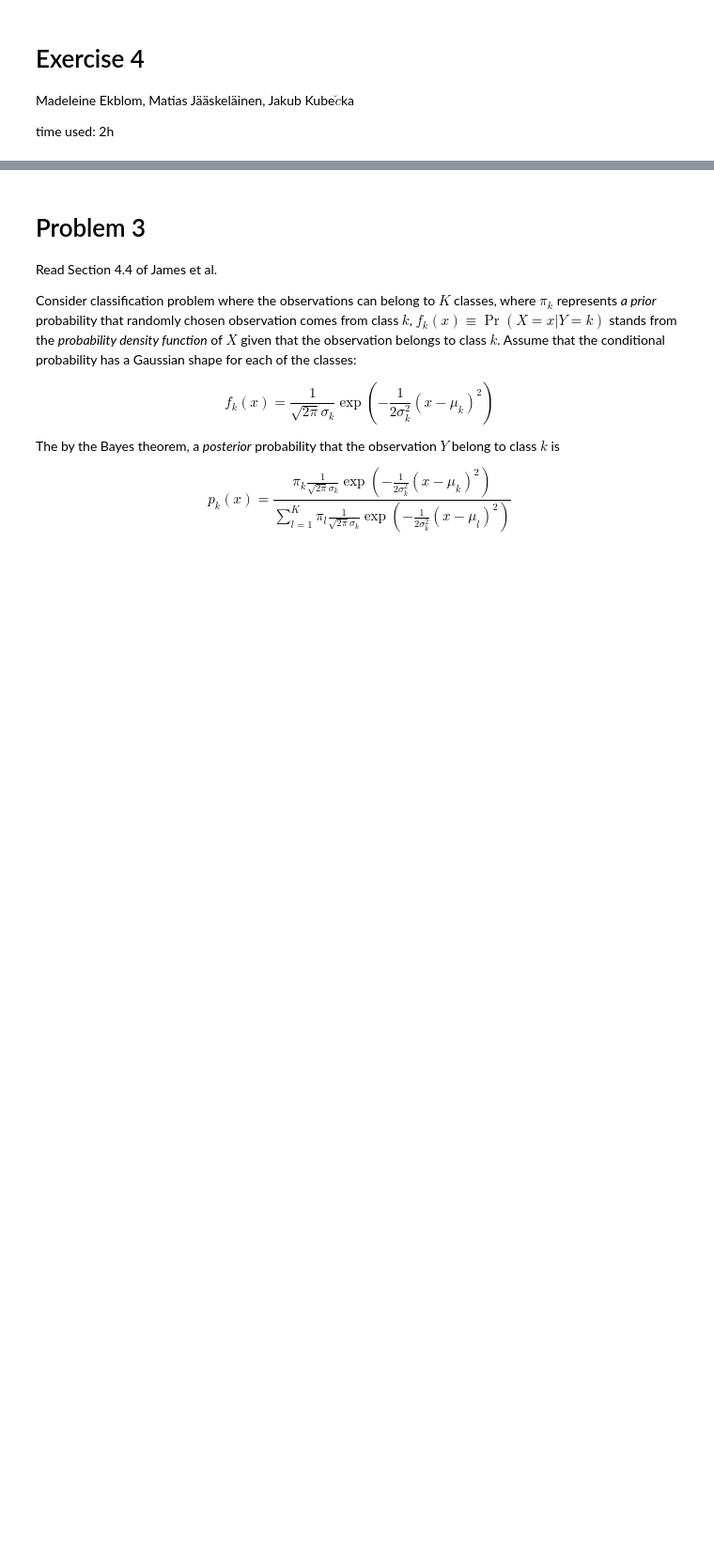
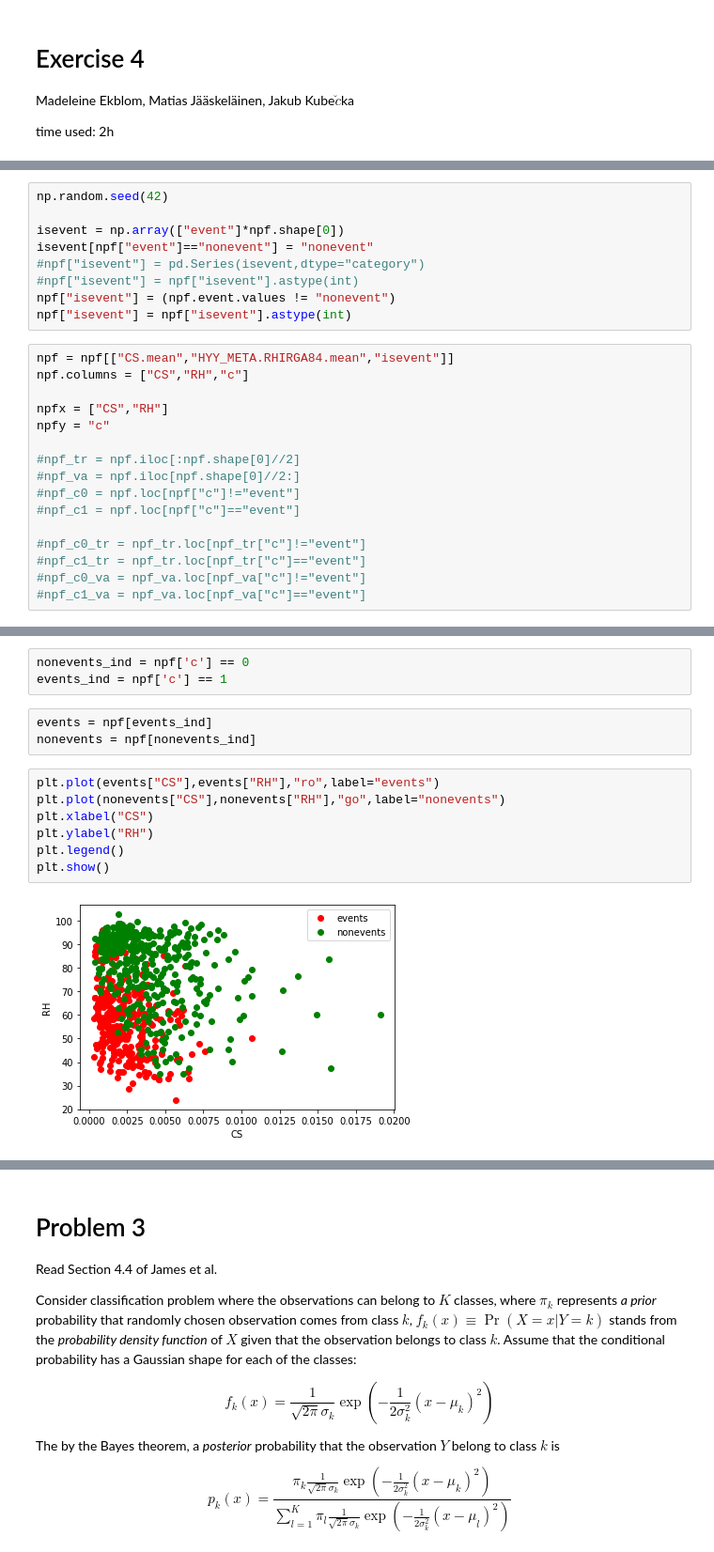
Before and after one commit to MatiasJJ/ATML, a Jupyter notebook: Ex4/Ex4_Matias_Jakub_Madeleine.ipynb, the cells around one changed output, grey strips where cells are left out. Shown at 94% size. Saved outputs shown, nothing was run; the diff lists cells and outputs as text; blank space fills up the shorter version.

```diff
--- a/Ex4/Ex4_Matias_Jakub_Madeleine.ipynb
+++ b/Ex4/Ex4_Matias_Jakub_Madeleine.ipynb
@@ -6,0 +42,25 @@ time used: 2h
+# %%
+np.random.seed(42)
+
+isevent = np.array(["event"]*npf.shape[0])
+isevent[npf["event"]=="nonevent"] = "nonevent"
+#npf["isevent"] = pd.Series(isevent,dtype="category")
+#npf["isevent"] = npf["isevent"].astype(int)
+npf["isevent"] = (npf.event.values != "nonevent")
+npf["isevent"] = npf["isevent"].astype(int)
+# %%
+npf = npf[["CS.mean","HYY_META.RHIRGA84.mean","isevent"]]
+npf.columns = ["CS","RH","c"]
+
+npfx = ["CS","RH"]
+npfy = "c"
+
+#npf_tr = npf.iloc[:npf.shape[0]//2]
+#npf_va = npf.iloc[npf.shape[0]//2:]
+#npf_c0 = npf.loc[npf["c"]!="event"]
+#npf_c1 = npf.loc[npf["c"]=="event"]
+
+#npf_c0_tr = npf_tr.loc[npf_tr["c"]!="event"]
+#npf_c1_tr = npf_tr.loc[npf_tr["c"]=="event"]
+#npf_c0_va = npf_va.loc[npf_va["c"]!="event"]
+#npf_c1_va = npf_va.loc[npf_va["c"]=="event"]
@@ -42,0 +125,15 @@ $$
+# %%
+nonevents_ind = npf['c'] == 0
+events_ind = npf['c'] == 1
+# %%
+events = npf[events_ind]
+nonevents = npf[nonevents_ind]
+# %%
+plt.plot(events["CS"],events["RH"],"ro",label="events")
+plt.plot(nonevents["CS"],nonevents["RH"],"go",label="nonevents")
+plt.xlabel("CS")
+plt.ylabel("RH")
+plt.legend()
+plt.show()
+# %% [output]
+[figure, added]
```
Also changed, not shown: parts of 53 cells of this notebook.
